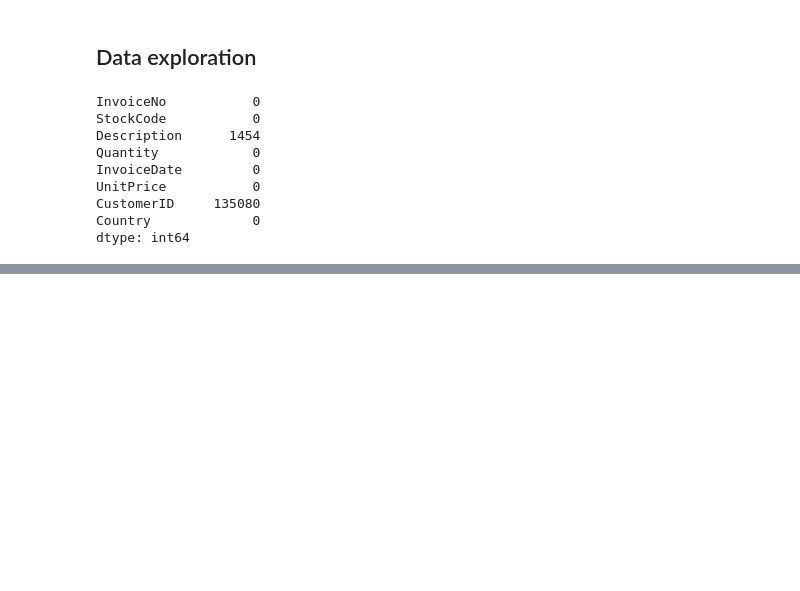
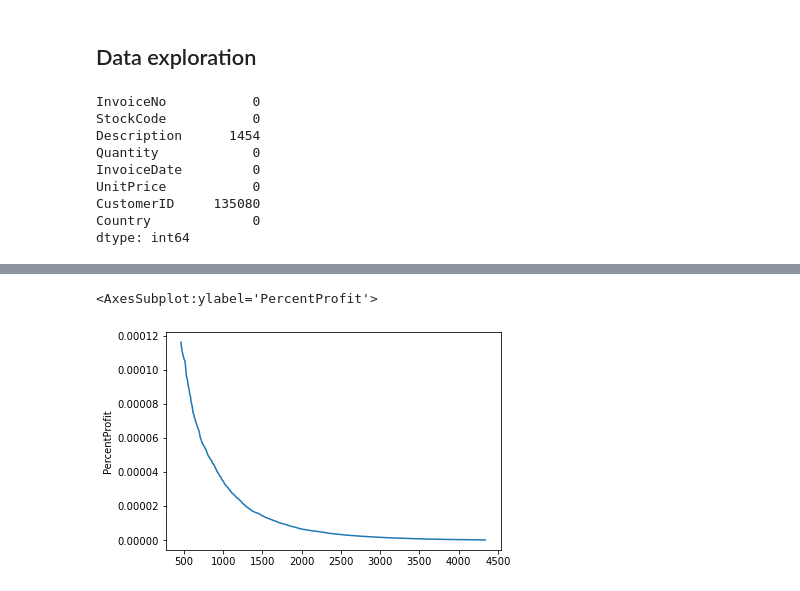
Before and after one commit to alderaemanuele/Business-Cases, a Jupyter notebook: BC3/BC3_EA.ipynb, the cells around one changed output, grey strips where cells are left out. Saved outputs shown, nothing was run; the diff lists cells and outputs as text; code cells hidden in the pictures; blank space fills up the shorter version.

```diff
--- a/BC3/BC3_EA.ipynb
+++ b/BC3/BC3_EA.ipynb
@@ -48,0 +228,5 @@ data_mv = data.copy()
+# %%
+sns.lineplot(x = leverage[leverage.TotalValueCustomer < 1000000].index, y = leverage[leverage.TotalValueCustomer < 1000000].PercentProfit)
+# %% [output]
+<AxesSubplot:ylabel='PercentProfit'>
+[figure, added]
```
Also changed, not shown: parts of 18 cells of this notebook.
